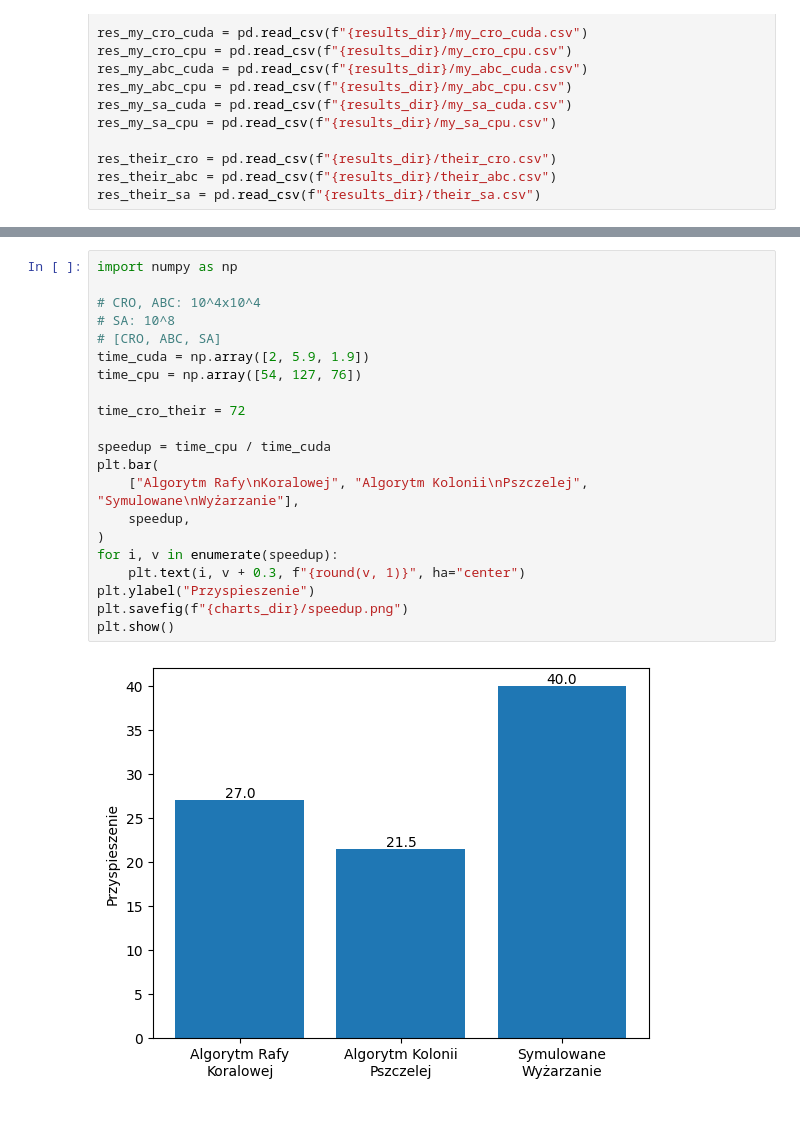
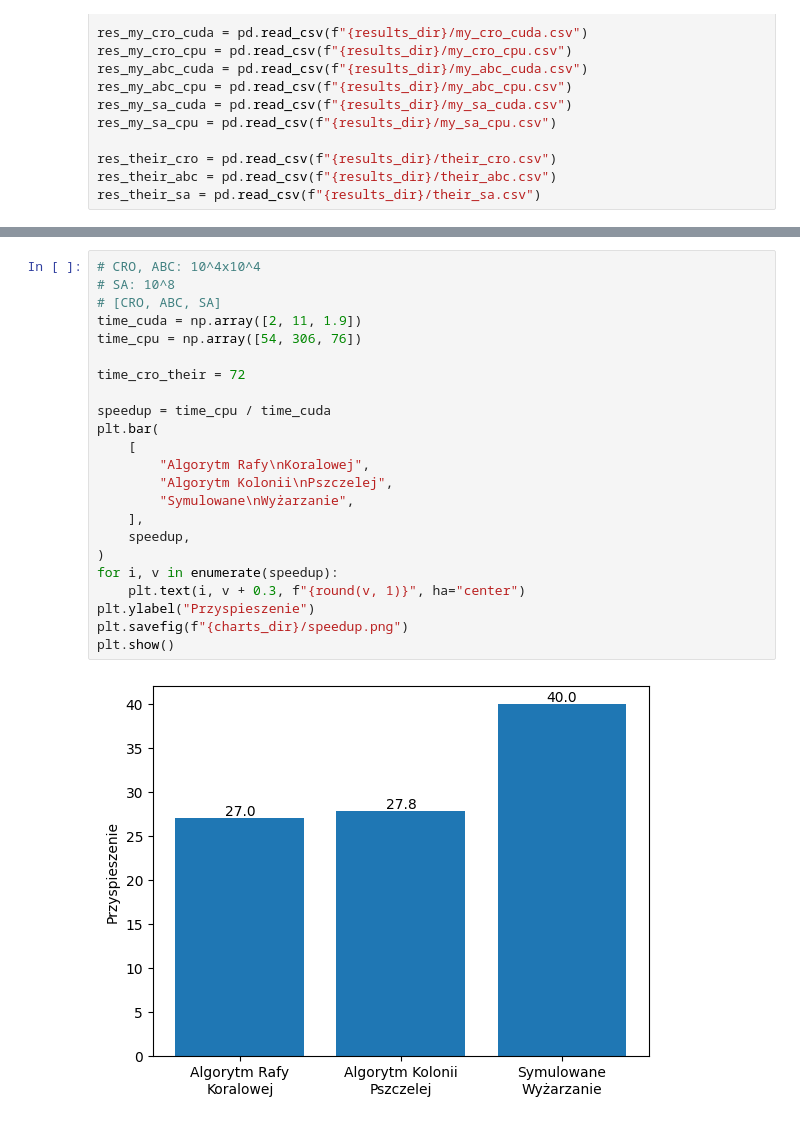
Before and after one commit to stlenyk/magisterium_prototyping, a Jupyter notebook: benchmarks/final/charts.ipynb, the cells around one changed output, grey strips where cells are left out. Cells and saved outputs as stored; diff of their text form.

```diff
--- a/benchmarks/final/charts.ipynb
+++ b/benchmarks/final/charts.ipynb
@@ -74,24 +75,26 @@ plot_series(
 [figure]
 # %%
-import numpy as np
-
 # CRO, ABC: 10^4x10^4
 # SA: 10^8
 # [CRO, ABC, SA]
-time_cuda = np.array([2, 5.9, 1.9])
-time_cpu = np.array([54, 127, 76])
+time_cuda = np.array([2, 11, 1.9])
+time_cpu = np.array([54, 306, 76])
 
 time_cro_their = 72
 
 speedup = time_cpu / time_cuda
 plt.bar(
-    ["Algorytm Rafy\nKoralowej", "Algorytm Kolonii\nPszczelej", "Symulowane\nWyżarzanie"],
+    [
+        "Algorytm Rafy\nKoralowej",
+        "Algorytm Kolonii\nPszczelej",
+        "Symulowane\nWyżarzanie",
+    ],
     speedup,
 )
 for i, v in enumerate(speedup):
     plt.text(i, v + 0.3, f"{round(v, 1)}", ha="center")
 plt.ylabel("Przyspieszenie")
 plt.savefig(f"{charts_dir}/speedup.png")
 plt.show()
 # %% [output]
-[figure, old version]
+[figure, new version]
```
Also changed, not shown: parts of 2 cells of this notebook, 5 other files.
